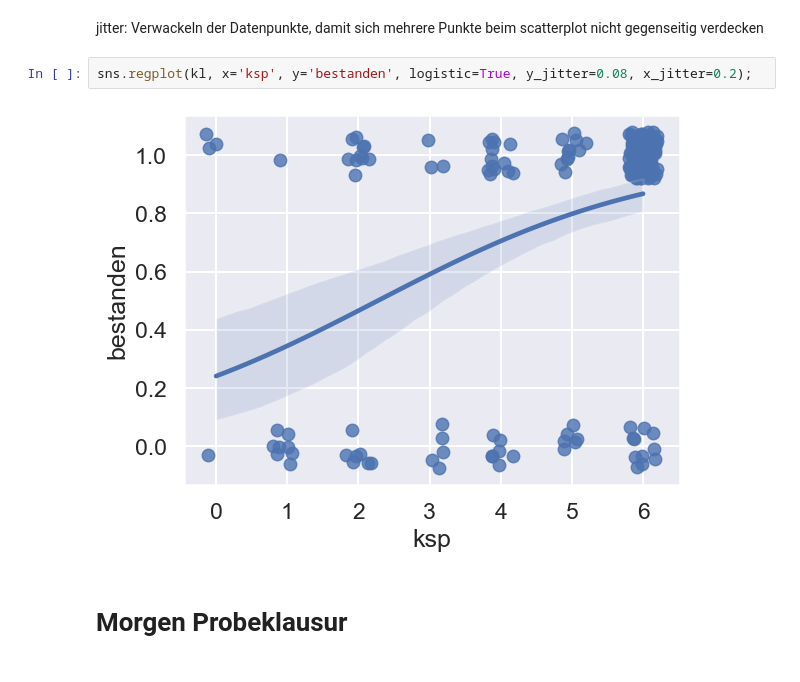
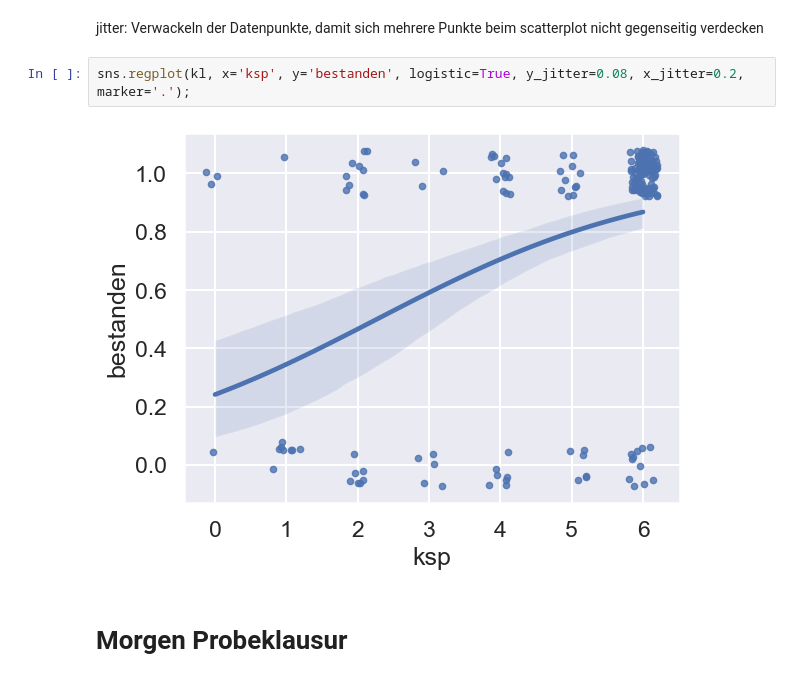
Before and after one commit to Ruediger-Braun/mfb2526, a Jupyter notebook: lektion28.ipynb, the cells around one changed output. Saved outputs shown, nothing was run; the diff lists cells and outputs as text.

```diff
--- a/lektion28.ipynb
+++ b/lektion28.ipynb
@@ -386,8 +386,8 @@ $$
 # %% [markdown]
 jitter: Verwackeln der Datenpunkte, damit sich mehrere Punkte beim scatterplot nicht gegenseitig verdecken
 # %%
-sns.regplot(kl, x='ksp', y='bestanden', logistic=True, y_jitter=0.08, x_jitter=0.2);
+sns.regplot(kl, x='ksp', y='bestanden', logistic=True, y_jitter=0.08, x_jitter=0.2, marker='.');
 # %% [output]
-[figure, old version]
+[figure, new version]
 # %% [markdown]
 # Morgen Probeklausur
```
Also changed, not shown: parts of 3 cells of this notebook.
